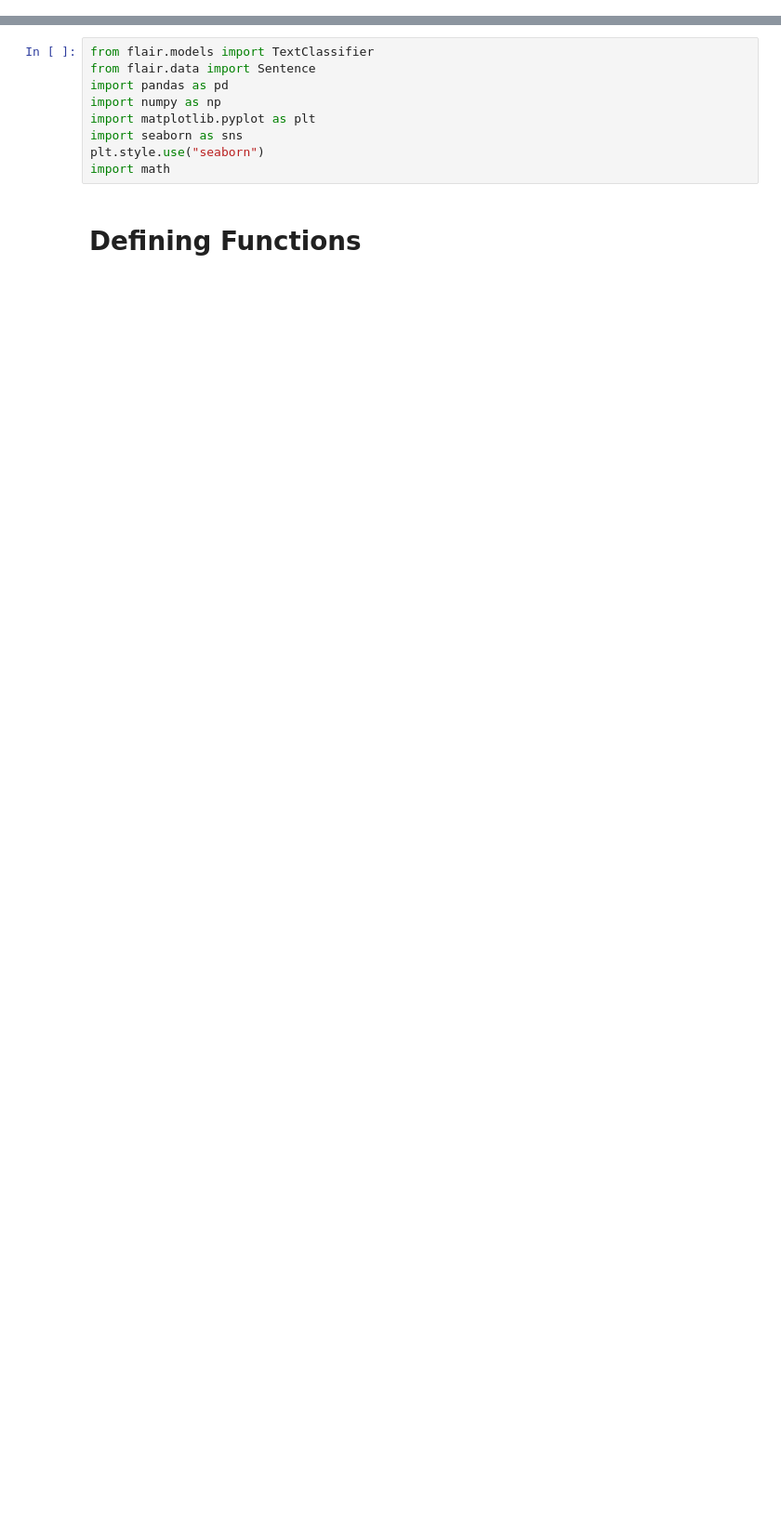
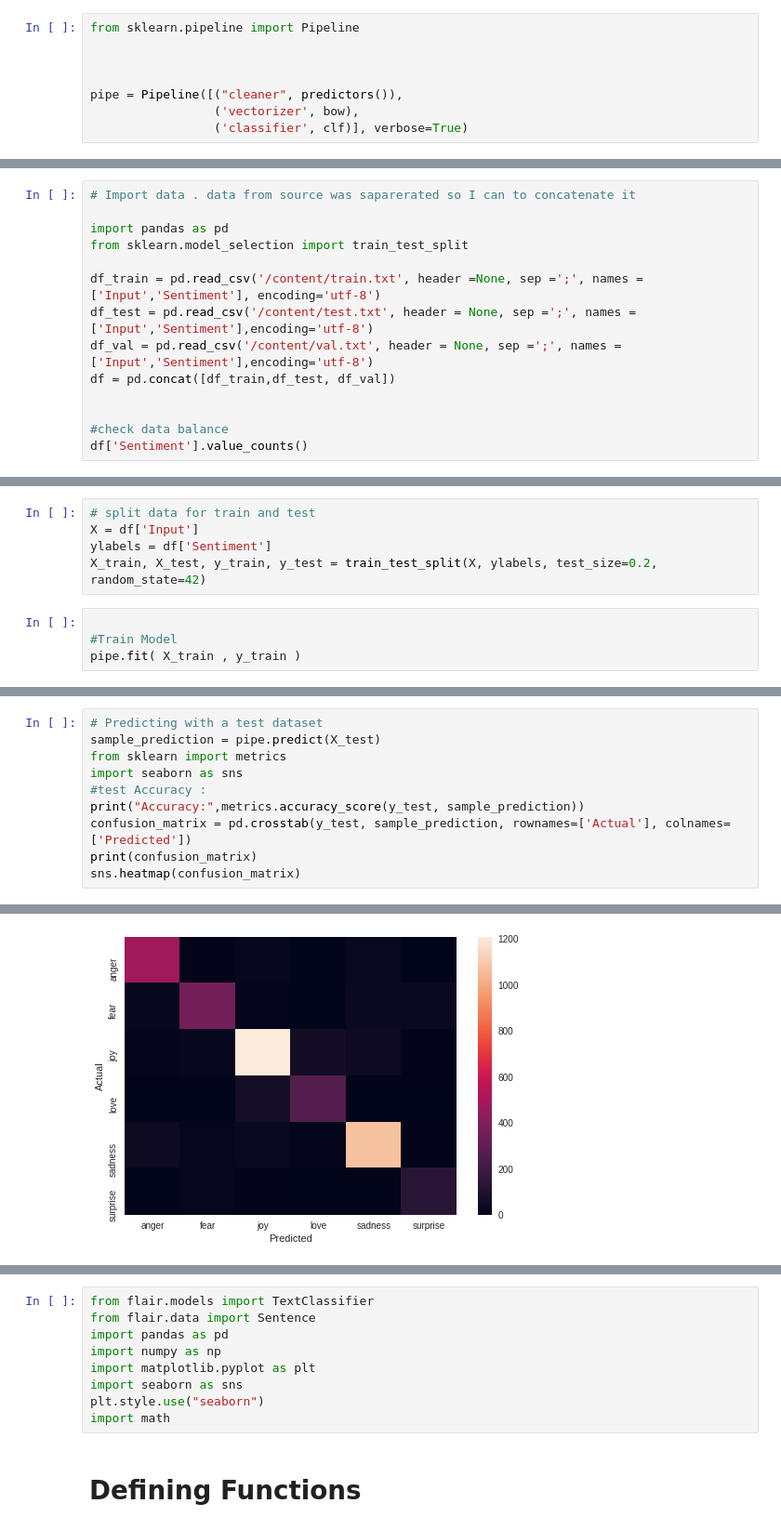
Before and after one commit to KhaldounN/Files-, a Jupyter notebook: FINAL_DSF.ipynb, the cells around one changed output, grey strips where cells are left out. Shown: that part at 93% size. Drawn from its saved outputs; the diff is of its cells as text; blank space fills up the shorter version.

```diff
--- a/FINAL_DSF.ipynb
+++ b/FINAL_DSF.ipynb
@@ -6,0 +77,8 @@
+# %%
+from sklearn.pipeline import Pipeline
+
+
+
+pipe = Pipeline([("cleaner", predictors()),
+                 ('vectorizer', bow),
+                 ('classifier', clf)], verbose=True)
@@ -6,0 +112,14 @@
+# %%
+# Import data . data from source was saparerated so I can to concatenate it
+
+import pandas as pd
+from sklearn.model_selection import train_test_split
+
+df_train = pd.read_csv('/content/train.txt', header =None, sep =';', names = ['Input','Sentiment'], encoding='utf-8')
+df_test = pd.read_csv('/content/test.txt', header = None, sep =';', names = ['Input','Sentiment'],encoding='utf-8')
+df_val = pd.read_csv('/content/val.txt', header = None, sep =';', names = ['Input','Sentiment'],encoding='utf-8')
+df = pd.concat([df_train,df_test, df_val])
+
+
+#check data balance
+df['Sentiment'].value_counts()
@@ -6,0 +134,9 @@
+# %%
+# split data for train and test
+X = df['Input']
+ylabels = df['Sentiment']
+X_train, X_test, y_train, y_test = train_test_split(X, ylabels, test_size=0.2, random_state=42)
+# %%
+
+#Train Model
+pipe.fit( X_train , y_train )
@@ -6,0 +164,11 @@
+# %%
+# Predicting with a test dataset
+sample_prediction = pipe.predict(X_test)
+from sklearn import metrics
+import seaborn as sns
+#test Accuracy :
+print("Accuracy:",metrics.accuracy_score(y_test, sample_prediction))
+confusion_matrix = pd.crosstab(y_test, sample_prediction, rownames=['Actual'], colnames=['Predicted'])
+print(confusion_matrix)
+sns.heatmap(confusion_matrix)
+# %% [output]
@@ -6,0 +185 @@
+[figure, added]
```
Also changed, not shown: parts of 21 cells of this notebook.
